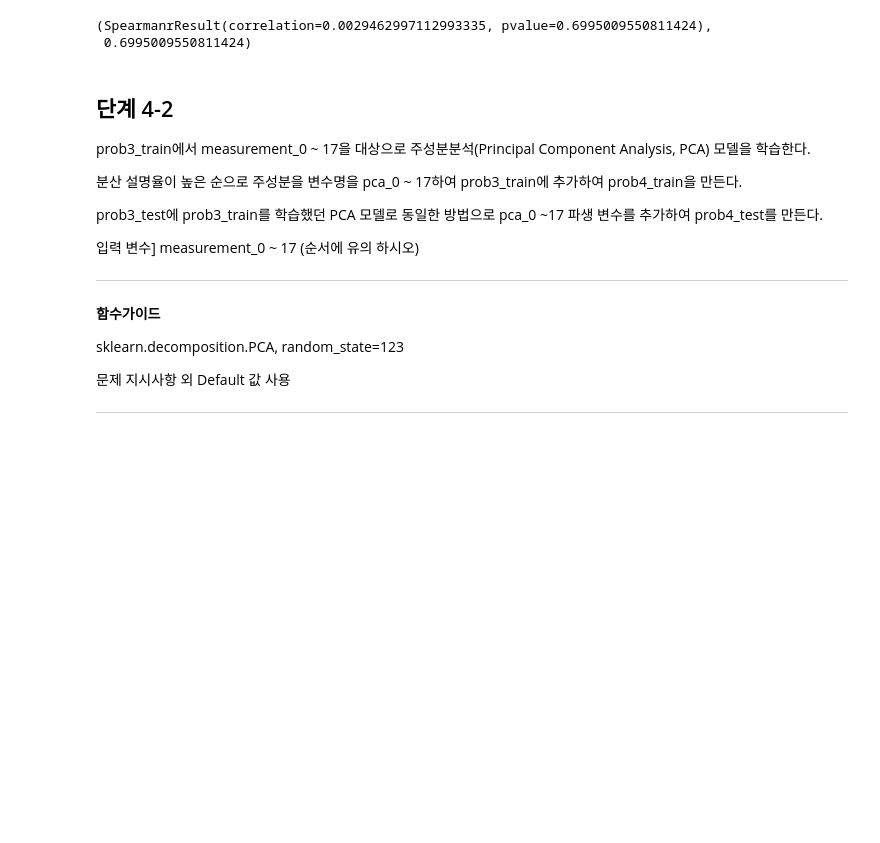
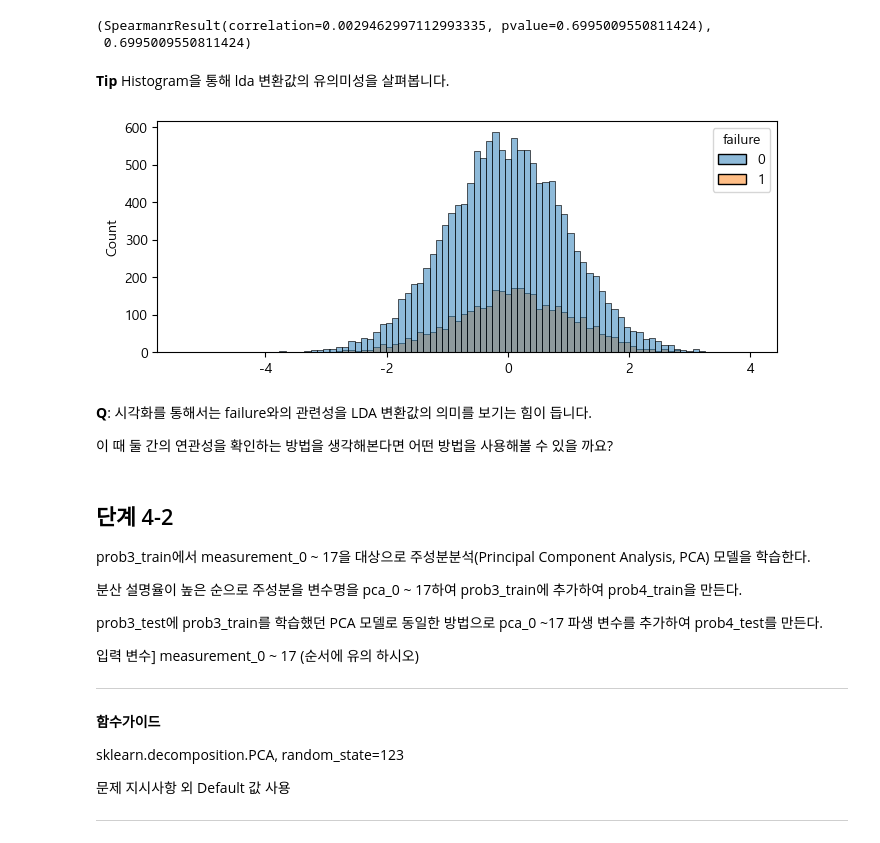
Before and after one commit to sunkusun9/DS_lv3_2411, a Jupyter notebook: sec_ds_lv3_prob1_prob.ipynb, the cells around one changed output. Cells and saved outputs as stored; diff of their text form; code cells hidden in the pictures; blank space fills up the shorter version.

```diff
--- a/sec_ds_lv3_prob1_prob.ipynb
+++ b/sec_ds_lv3_prob1_prob.ipynb
@@ -250,6 +254,13 @@ sklearn.linear_model.LinearRegression
 from sklearn.experimental import enable_iterative_imputer
 from sklearn.linear_model import LinearRegression
 from sklearn.impute import IterativeImputer# , random_state=123
+
+# 결측이 처리됨을 보이기 위해, 다시 데이터를 불러와서 이전 상태로 만듭니다.
+df_basetable = pd.read_csv('train_prob.csv', index_col=['id'])
+df_basetable[['isna_{}'.format(i) for i in range(3, 18)]] = \
+    df_basetable[['measurement_{}'.format(i) for i in range(3, 18)]].isna()
+df_basetable[['isna_{}'.format(i) for i in range(3, 18)]].sum().rename('na_cnt').to_frame().T
+
 
 X_imp = ['measurement_{}'.format(i) for i in range(3, 10)] + ['measurement_17']
 imp = IterativeImputer(
@@ -424,23 +471,21 @@ measuremenet_3을 포함하여 measurement_4 ~ 16까지 위 검정을 반복하
 귀무가설을 기각할 수 있는 경우의 p-value의 합을 A라고 한다. (유의 수준은 5%로 한다.)
 # %%
 from scipy.stats import norm
-# 베르누이 분포로 모델링할 수 있고, 귀무가설이 맞다면, p = 0.2114 라고 가정할 수 있다.
-# 베르누이 분포의 평균: p, 분산: p × (1 - p)
-# n 개의 표본 모평균 =  모평균, 모분산 = 모분산 / n
+
 p = 0.2114
 mu, sig2 = p, p * (1 - p)
 
-result = list()
+result = list() # 각 변수에 대한 결과를 저장하기 위한 리스트 입니다.
 for i in range(3, 17):
-    col = 'isna_{}'.format(i)
+    col = 'isna_{}'.format(i) # 대상 변수명을 만듭니다.
     n = df_basetable[col].sum()
     mu_sam_mean, sig2_sam_mean = p, sig2 / n
-    X_sam_mean = df_basetable.loc[df_basetable[col], 'failure'].mean()  # 확률 = 평균 같은 개념
+    X_sam_mean = df_basetable.loc[df_basetable[col], 'failure'].mean()
     Z = -abs((X_sam_mean - mu_sam_mean) / (sig2_sam_mean ** 0.5))
     pvalue = norm.cdf(Z) * 2
     result.append(
         pd.Series([col, n, X_sam_mean, Z, pvalue], index=['name', 'n', 'X_sam_mean', 'Z', 'pvalue'])
-    )
+    ) # 저장할 항목에 인덱스에 명칭을 붙여 Series로 저장합니다.
 df_propz = pd.DataFrame(result)
 df_propz
 # %% [output]
@@ -842,5 +886,11 @@ prob3_train의 failure가 1인 비율과 prob3_test의 failure가 1의 비율을
 ---
 # %%
 from sklearn.model_selection import train_test_split #  random_state=123
-df_prob3_train, df_prob3_test = train_test_split(df_prob3, train_size=0.8, random_state=123, stratify=df_prob3['failure'])
+
+# train과 test의 failure의 비율은 stratify 매개 변수를 이용하여 맞춥니다.
+df_prob3_train, df_prob3_test = train_test_split(
+    df_prob3, train_size=0.8, random_state=123, stratify=df_prob3['failure']
+)
+
+# train_test_split에서는 reference DataFrame을 반환합니다. 정상적인 데이터 변경작업이 되도록 copy()를 해줍니다.
 df_prob3_train, df_prob3_test = df_prob3_train.copy(), df_prob3_test.copy()
@@ -1176,6 +1244,20 @@ result_4_1, A
 # %% [output]
 (SpearmanrResult(correlation=0.0029462997112993335, pvalue=0.6995009550811424),
  0.6995009550811424)
+# %% [markdown]
+**Tip** Histogram을 통해 lda 변환값의 유의미성을 살펴봅니다.
+# %%
+# failure별 LDA의 히스토그램을 그려봅니다.
+plt.figure(figsize=(8, 3))
+l = lda.transform(df_prob3_train[X_lda])
+sns.histplot(x=l[:, 0], hue=df_prob3_train['failure'])
+plt.show()
+# %% [output]
+[figure, added]
+# %% [markdown]
+**Q**: 시각화를 통해서는 failure와의 관련성을 LDA 변환값의 의미를 보기는 힘이 듭니다.
+
+이 때 둘 간의 연관성을 확인하는 방법을 생각해본다면 어떤 방법을 사용해볼 수 있을 까요?
 # %% [markdown]
 ## 단계 4-2
 
```
Also changed, not shown: parts of 98 cells of this notebook.
